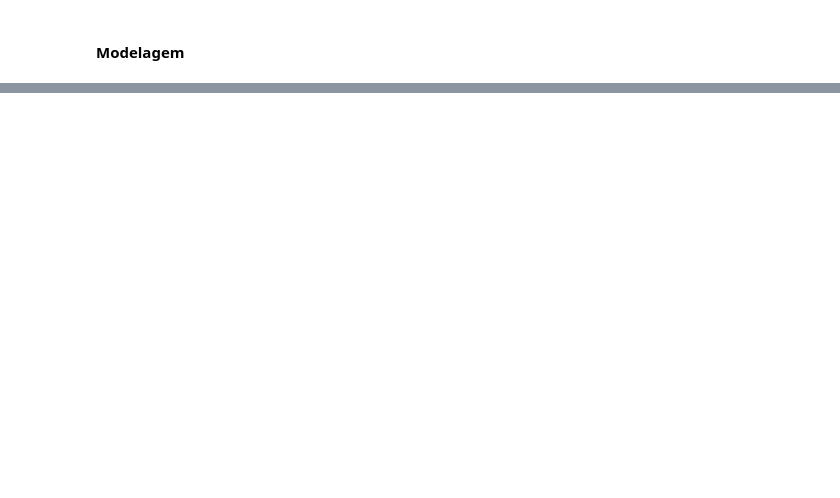
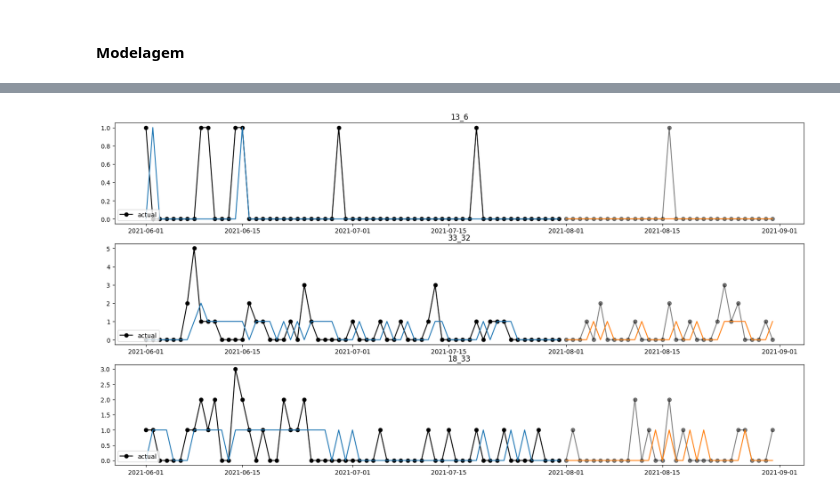
Before and after one commit to guilistocco/TCC_TABELA_DE_HORARIOS, a Jupyter notebook: Notebooks/modelagem OD - Volumes por OD.ipynb, the cells around one changed output, grey strips where cells are left out. Saved outputs shown, nothing was run; the diff lists cells and outputs as text; code cells hidden in the pictures; blank space fills up the shorter version.

```diff
--- a/Notebooks/modelagem OD - Volumes por OD.ipynb
+++ b/Notebooks/modelagem OD - Volumes por OD.ipynb
@@ -1084,13 +830,0 @@ Por se tratar de uma regressão feita sobre os valores anteriores da série vale
-# %%
-# PACF
-for idx, df in enumerate(dfs_ARIMA):
-
-    print('============================================', 'PACF day_of_week',idx, '============================================')
-
-    plt.rcParams.update({'figure.figsize':(9,7), 'figure.dpi':100})
-    fig, axes = plt.subplots(2, 1, sharex=False)
-    axes[0].plot(df.Volume); axes[0].set_title('Series')
-    axes[1].set(ylim=(0,1.5))
-    plot_pacf(df.Volume, ax=axes[1], lags= 4)
-
-    plt.show()
@@ -1269,0 +914,18 @@ DF4 = Sextas
+# %%
+#### amostra de PAR OD para alguns pares
+
+amostra = random.sample(combinacoes_OD,3)
+# amostra = ['5_15', '17_5', '8_4'] # '10_32'
+# pra esse modelo apenas os interessantes sao '21_5', '17_33'
+fig, ax = plt.subplots(nrows=3, figsize = (20,10))
+
+for aaa in range(len(amostra)):
+    ax[aaa].plot(series_ods_ARIMA.loc[series_ods_ARIMA["OD"]==amostra[aaa],'Data'][:61], series_ods_ARIMA.loc[series_ods_ARIMA["OD"]==amostra[aaa],'Volume_OD'][:61], marker="o", color="black")
+    ax[aaa].plot(series_ods_ARIMA.loc[series_ods_ARIMA["OD"]==amostra[aaa],'Data'][61:], series_ods_ARIMA.loc[series_ods_ARIMA["OD"]==amostra[aaa],'Volume_OD'][61:], marker="o", color="black", alpha = 0.5)
+    ax[aaa].plot(series_ods_ARIMA.loc[series_ods_ARIMA["OD"]==amostra[aaa],'Data'][:61], series_ods_ARIMA.loc[series_ods_ARIMA["OD"]==amostra[aaa],'ARIMA_pred'][:61], )
+    ax[aaa].plot(series_ods_ARIMA.loc[series_ods_ARIMA["OD"]==amostra[aaa],'Data'][61:], series_ods_ARIMA.loc[series_ods_ARIMA["OD"]==amostra[aaa],'ARIMA_pred'][61:], )
+
+    ax[aaa].set_title(amostra[aaa])
+    ax[aaa].legend(loc = 'lower left', labels = ['actual'])
+# %% [output]
+[figure, added]
```
Also changed, not shown: parts of 36 cells of this notebook, 1 other file.
